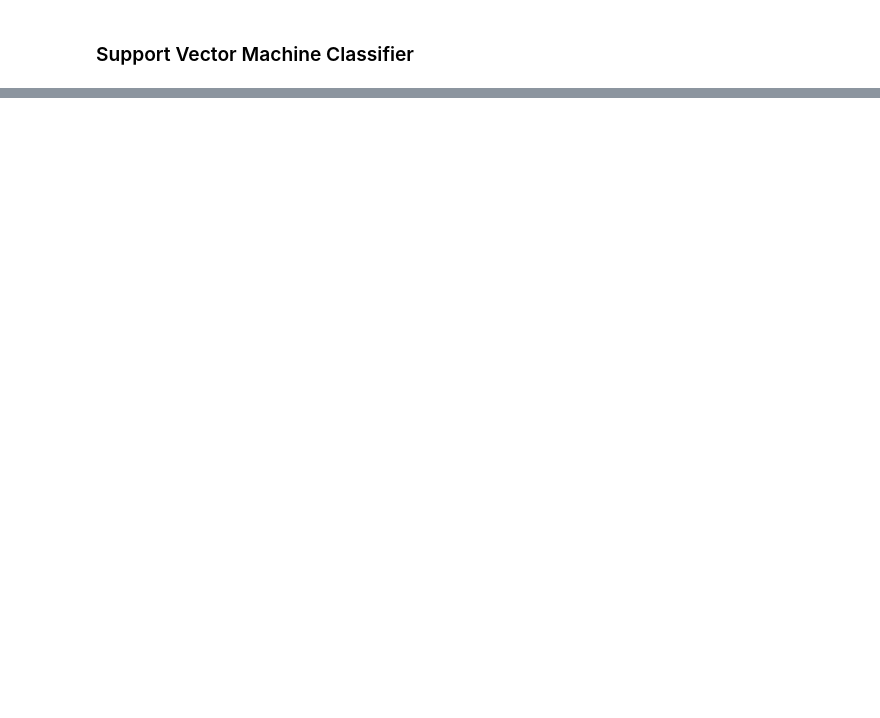
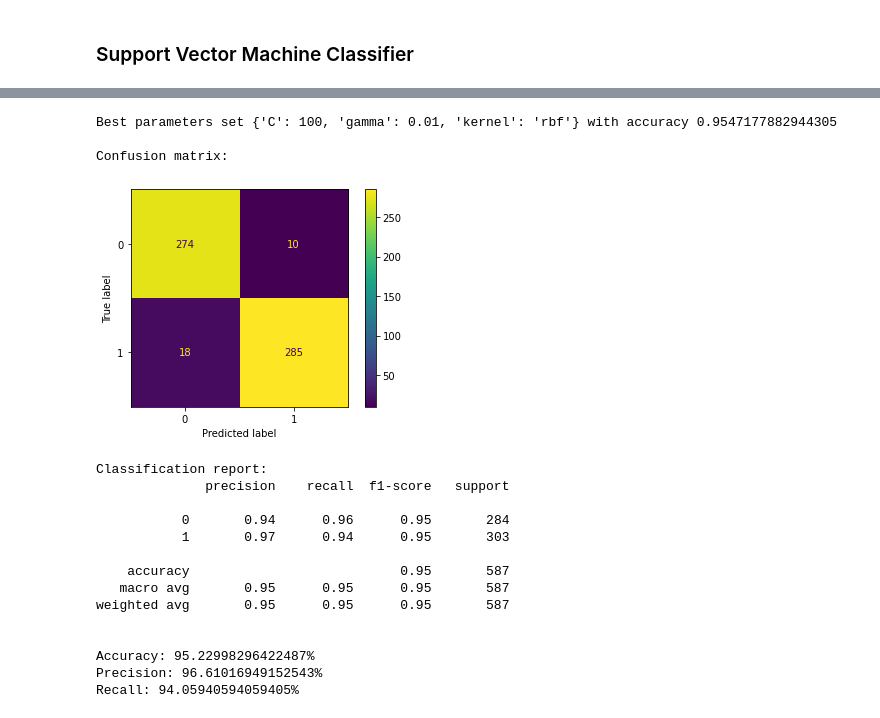
Before and after one commit to padieul/yt_spam_scanner, a Jupyter notebook: models/svm.ipynb, the cells around one changed output, grey strips where cells are left out. Drawn from its saved outputs; the diff is of its cells as text; code cells hidden in the pictures; blank space fills up the shorter version.

```diff
--- a/models/svm.ipynb
+++ b/models/svm.ipynb
@@ -108,4 +119,18 @@ def preprocess_data(corpus,
 # %%
-cleaned_data = preprocess_data(corpus)
-vectorizer = CountVectorizer(max_features=10000)
-BOW = vectorizer.fit_transform(cleaned_data)
+preprocess_data(corpus)
+
+# binary feature representation
+vectorizer = CountVectorizer(binary=True, max_df=0.95) #max_features=10000, tokenizer=lambda doc: doc)
+BOW = vectorizer.fit_transform(corpus["REPR"])
+
+# count based feature representation
+vectorizer_2 = CountVectorizer(binary=False, max_df=0.95) #max_features=10000)
+BOW_2 = vectorizer_2.fit_transform(corpus["REPR"])
+
+# bag of 2-Grams
+bigram_vectorizer = CountVectorizer(tokenizer=lambda doc: doc, ngram_range=[2,2])
+BOW_3 = bigram_vectorizer.fit_transform(corpus["REPR"])
+
+# TF-IDF
+tfidf_vectorizer = TfidfVectorizer(use_idf=True, max_df=0.95) #min_df= 3, stop_words="english", sublinear_tf=True, norm='l2', ngram_range=(1, 2))
+tfidf_voc = tfidf_vectorizer.fit_transform(corpus["REPR"])
@@ -279,0 +210,21 @@ UnpicklingError: invalid load key, '\x01'.
+# %%
+train_svm_classifier(BOW_2, np.asarray(corpus["CLASS"]))
+# %% [output]
+Best parameters set {'C': 100, 'gamma': 0.01, 'kernel': 'rbf'} with accuracy 0.9547177882944305
+
+Confusion matrix:
+[figure, added]
+Classification report:
+              precision    recall  f1-score   support
+
+           0       0.94      0.96      0.95       284
+           1       0.97      0.94      0.95       303
+
+    accuracy                           0.95       587
+   macro avg       0.95      0.95      0.95       587
+weighted avg       0.95      0.95      0.95       587
+
+
+Accuracy: 95.22998296422487%
+Precision: 96.61016949152543%
+Recall: 94.05940594059405%
```
Also changed, not shown: parts of 20 cells of this notebook, 17 other files.
